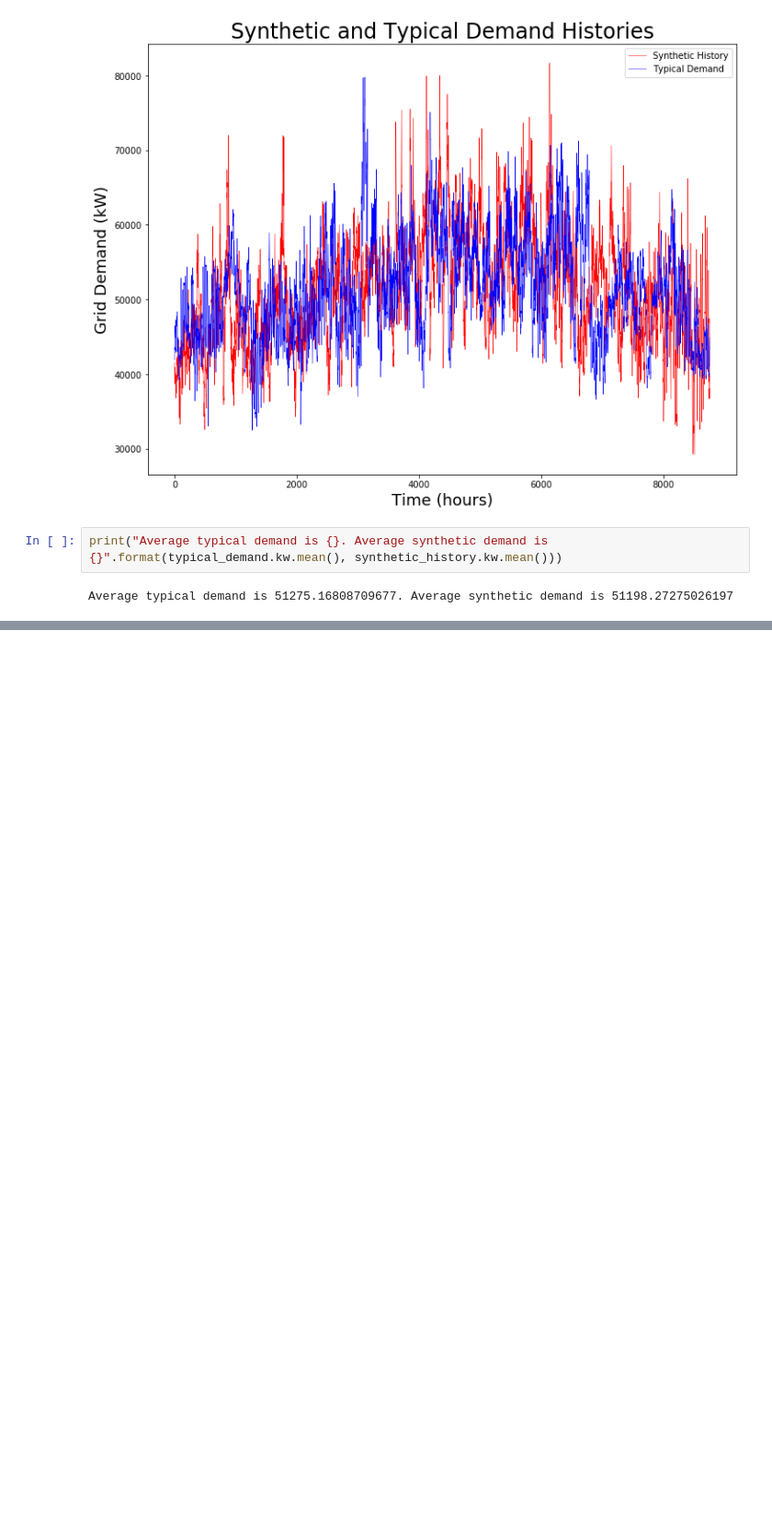
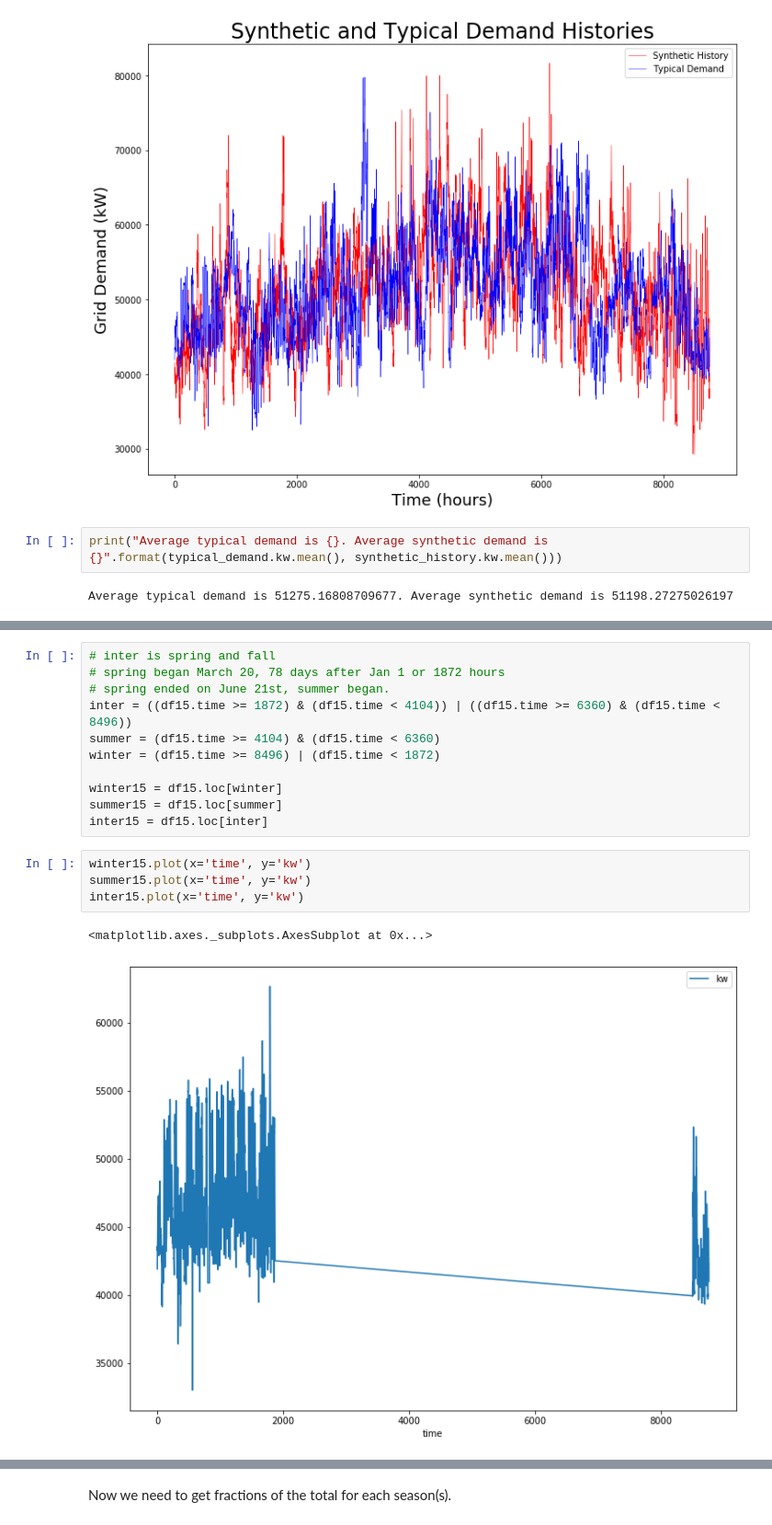
Before and after one commit to arfc/pride, a Jupyter notebook: data_processing/grid_demand.ipynb, the cells around one changed output, grey strips where cells are left out. Shown at 92% size. Cells and saved outputs as stored; diff of their text form; blank space fills up the shorter version.

```diff
--- a/data_processing/grid_demand.ipynb
+++ b/data_processing/grid_demand.ipynb
@@ -381,0 +390,18 @@ Average typical demand is 51275.16808709677. Average synthetic demand is 51198.2
+# %%
+# inter is spring and fall
+# spring began March 20, 78 days after Jan 1 or 1872 hours
+# spring ended on June 21st, summer began.
+inter = ((df15.time >= 1872) & (df15.time < 4104)) | ((df15.time >= 6360) & (df15.time < 8496))
+summer = (df15.time >= 4104) & (df15.time < 6360)
+winter = (df15.time >= 8496) | (df15.time < 1872)
+
+winter15 = df15.loc[winter]
+summer15 = df15.loc[summer]
+inter15 = df15.loc[inter]
+# %%
+winter15.plot(x='time', y='kw')
+summer15.plot(x='time', y='kw')
+inter15.plot(x='time', y='kw')
+# %% [output]
+<matplotlib.axes._subplots.AxesSubplot at 0x...>
+[figure, added]
@@ -381,0 +410,2 @@ Average typical demand is 51275.16808709677. Average synthetic demand is 51198.2
+# %% [markdown]
+Now we need to get fractions of the total for each season(s).
```
Also changed, not shown: parts of 11 cells of this notebook, 1 other file.
